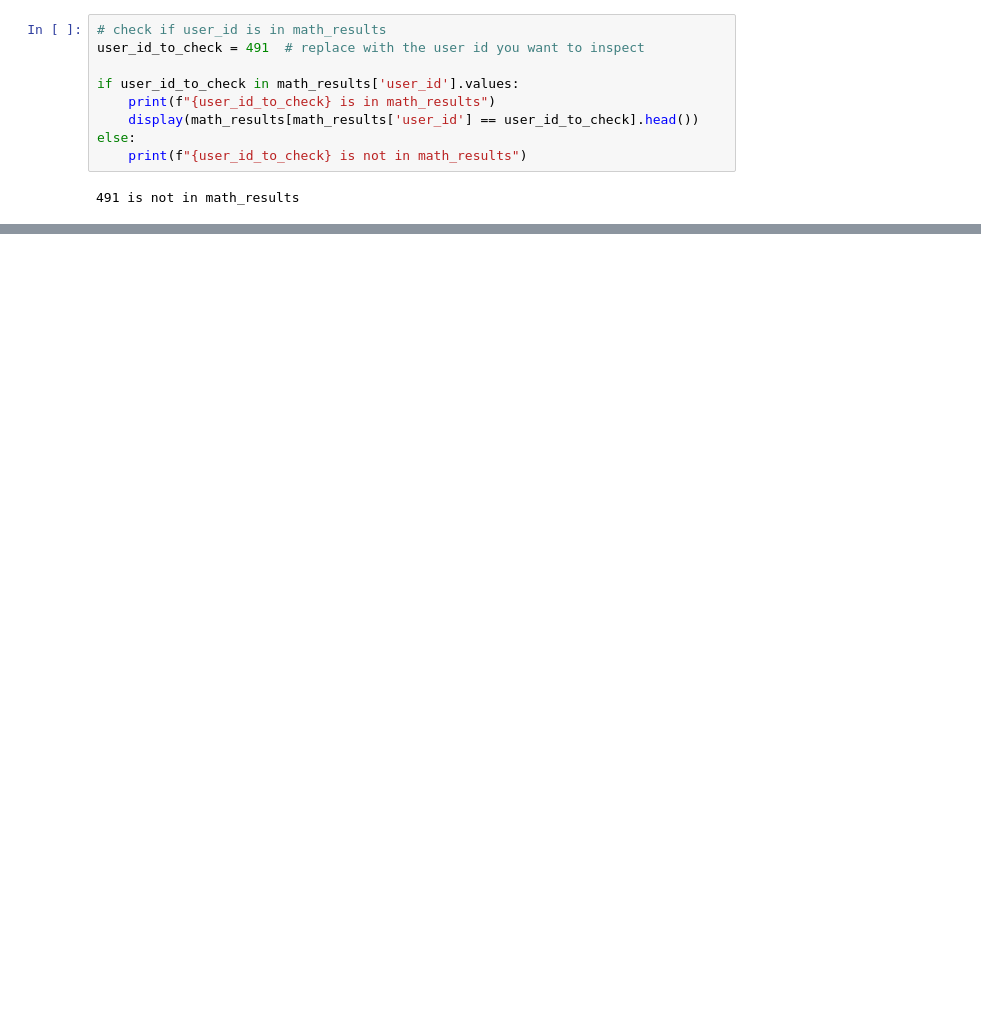
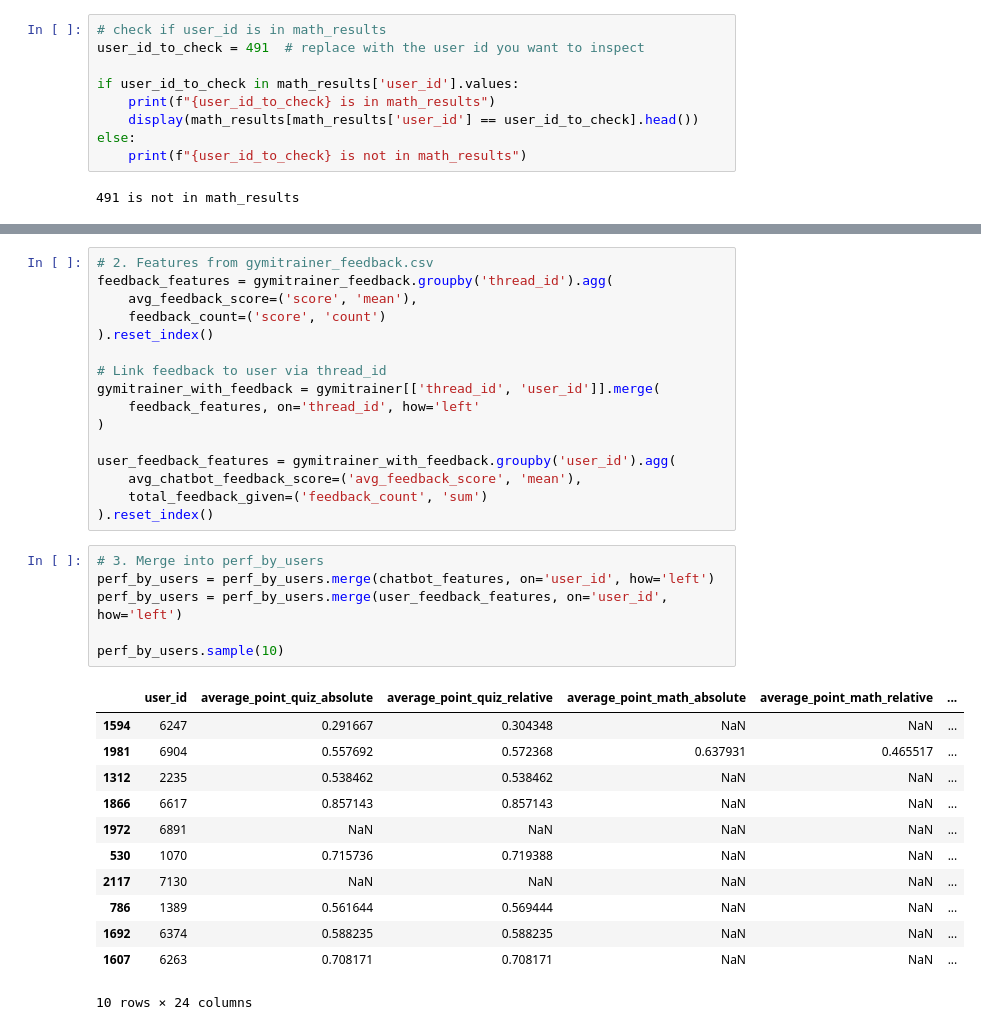
Before and after one commit to Tournedos/MLBD_2026, a Jupyter notebook: m4.ipynb, the cells around one changed output, grey strips where cells are left out. Drawn from its saved outputs; the diff is of its cells as text; blank space fills up the shorter version.

```diff
--- a/m4.ipynb
+++ b/m4.ipynb
@@ -176,0 +360,35 @@ else:
+# %%
+# 2. Features from gymitrainer_feedback.csv
+feedback_features = gymitrainer_feedback.groupby('thread_id').agg(
+    avg_feedback_score=('score', 'mean'),
+    feedback_count=('score', 'count')
+).reset_index()
+
+# Link feedback to user via thread_id
+gymitrainer_with_feedback = gymitrainer[['thread_id', 'user_id']].merge(
+    feedback_features, on='thread_id', how='left'
+)
+
+user_feedback_features = gymitrainer_with_feedback.groupby('user_id').agg(
+    avg_chatbot_feedback_score=('avg_feedback_score', 'mean'),
+    total_feedback_given=('feedback_count', 'sum')
+).reset_index()
+# %%
+# 3. Merge into perf_by_users
+perf_by_users = perf_by_users.merge(chatbot_features, on='user_id', how='left')
+perf_by_users = perf_by_users.merge(user_feedback_features, on='user_id', how='left')
+
+perf_by_users.sample(10)
+# %% [output]
+|  | user_id | average_point_quiz_absolute | average_point_quiz_relative | average_point_math_absolute | average_point_math_relative | ... |
+| 1594 | 6247 | 0.291667 | 0.304348 | NaN | NaN | ... |
+| 1981 | 6904 | 0.557692 | 0.572368 | 0.637931 | 0.465517 | ... |
+| 1312 | 2235 | 0.538462 | 0.538462 | NaN | NaN | ... |
+| 1866 | 6617 | 0.857143 | 0.857143 | NaN | NaN | ... |
+| 1972 | 6891 | NaN | NaN | NaN | NaN | ... |
+| 530 | 1070 | 0.715736 | 0.719388 | NaN | NaN | ... |
+| 2117 | 7130 | NaN | NaN | NaN | NaN | ... |
+| 786 | 1389 | 0.561644 | 0.569444 | NaN | NaN | ... |
+| 1692 | 6374 | 0.588235 | 0.588235 | NaN | NaN | ... |
+| 1607 | 6263 | 0.708171 | 0.708171 | NaN | NaN | ... |
+10 rows × 24 columns
```
Also changed, not shown: parts of 17 cells of this notebook, 2 other files.
